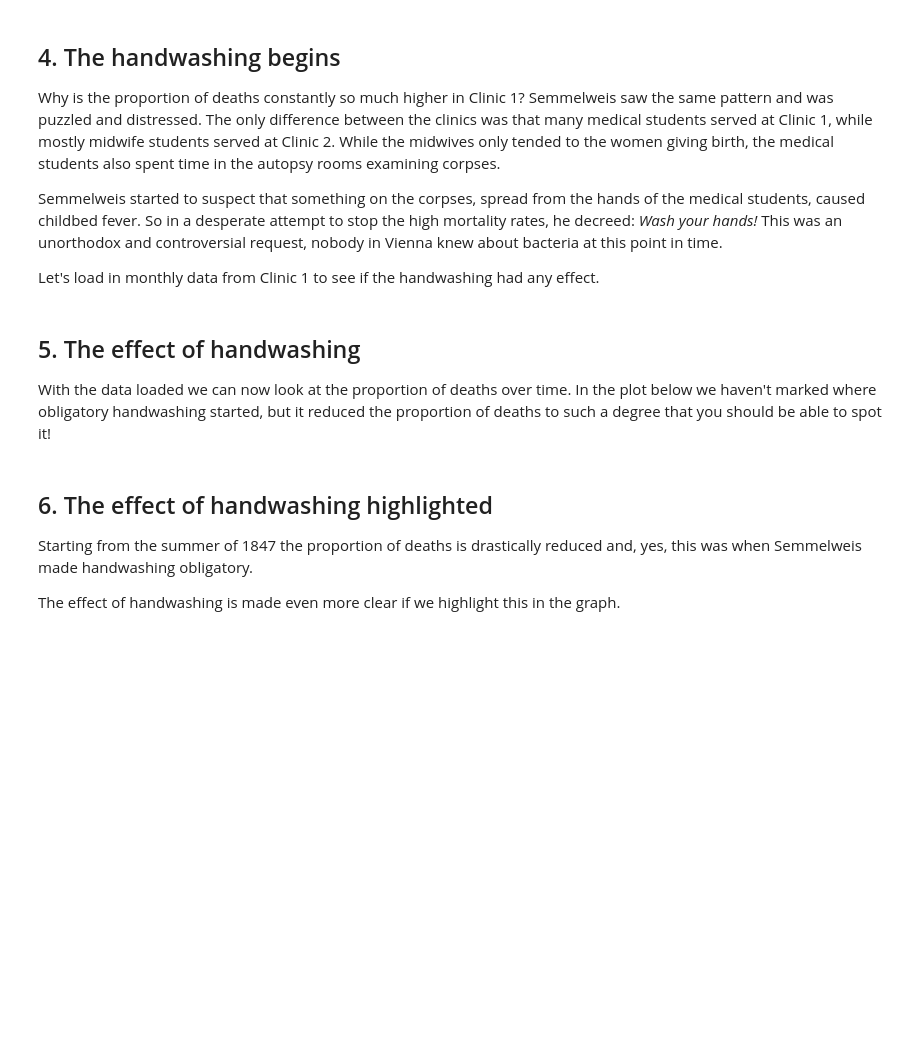
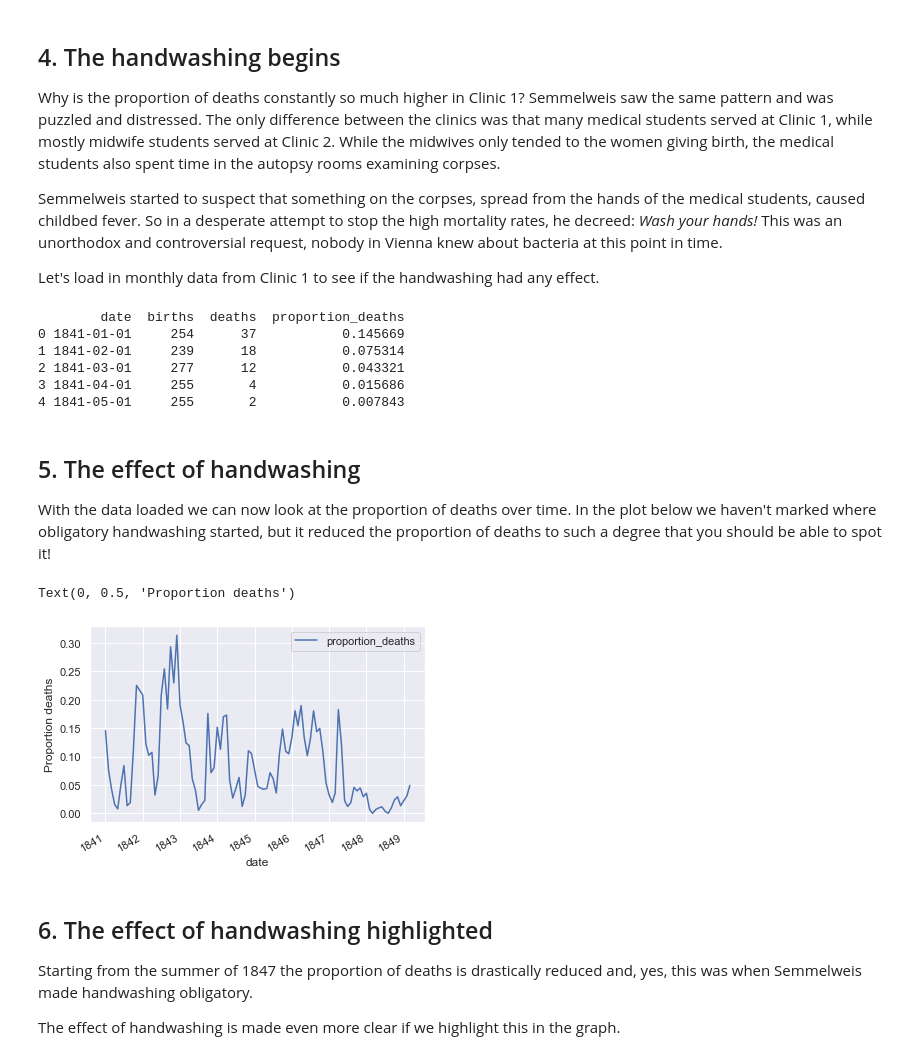
Before and after one commit to manikeshetti/Technocolabs-Internship-Project, a Jupyter notebook: Dr. Semmelweis and the Discovery of Handwashing/notebook.ipynb, the cells around one changed output. Saved outputs shown, nothing was run; the diff lists cells and outputs as text; code cells hidden in the pictures; blank space fills up the shorter version.

```diff
--- a/Dr. Semmelweis and the Discovery of Handwashing/notebook.ipynb
+++ b/Dr. Semmelweis and the Discovery of Handwashing/notebook.ipynb
@@ -48,19 +83,36 @@ yearly2 = ...
 <p>Let's load in monthly data from Clinic 1 to see if the handwashing had any effect.</p>
 # %%
 # Read datasets/monthly_deaths.csv into monthly
-monthly = ...
-
+monthly = pd.read_csv("monthly_deaths.csv", parse_dates=['date'])
+monthly.head()
 # Calculate proportion of deaths per no. births
 # ... YOUR CODE FOR TASK 4 ...
 
+monthly["proportion_deaths"] = monthly.deaths.divide(monthly.births)
+
+
 # Print out the first rows in monthly
+print(monthly.head())
 # ... YOUR CODE FOR TASK 4 ...
+# %% [output]
+        date  births  deaths  proportion_deaths
+0 1841-01-01     254      37           0.145669
+1 1841-02-01     239      18           0.075314
+2 1841-03-01     277      12           0.043321
+3 1841-04-01     255       4           0.015686
+4 1841-05-01     255       2           0.007843
 # %% [markdown]
 ## 5. The effect of handwashing
 <p>With the data loaded we can now look at the proportion of deaths over time. In the plot below we haven't marked where obligatory handwashing started, but it reduced the proportion of deaths to such a degree that you should be able to spot it!</p>
 # %%
 # Plot monthly proportion of deaths
+ax = monthly.plot(x="date", y="proportion_deaths")
+ax.set_ylabel("Proportion deaths")
+
 # ... YOUR CODE FOR TASK 5 ...
+# %% [output]
+Text(0, 0.5, 'Proportion deaths')
+[figure, added]
 # %% [markdown]
 ## 6. The effect of handwashing highlighted
 <p>Starting from the summer of 1847 the proportion of deaths is drastically reduced and, yes, this was when Semmelweis made handwashing obligatory. </p>
```
Also changed, not shown: parts of 6 cells of this notebook, 2 other files.
